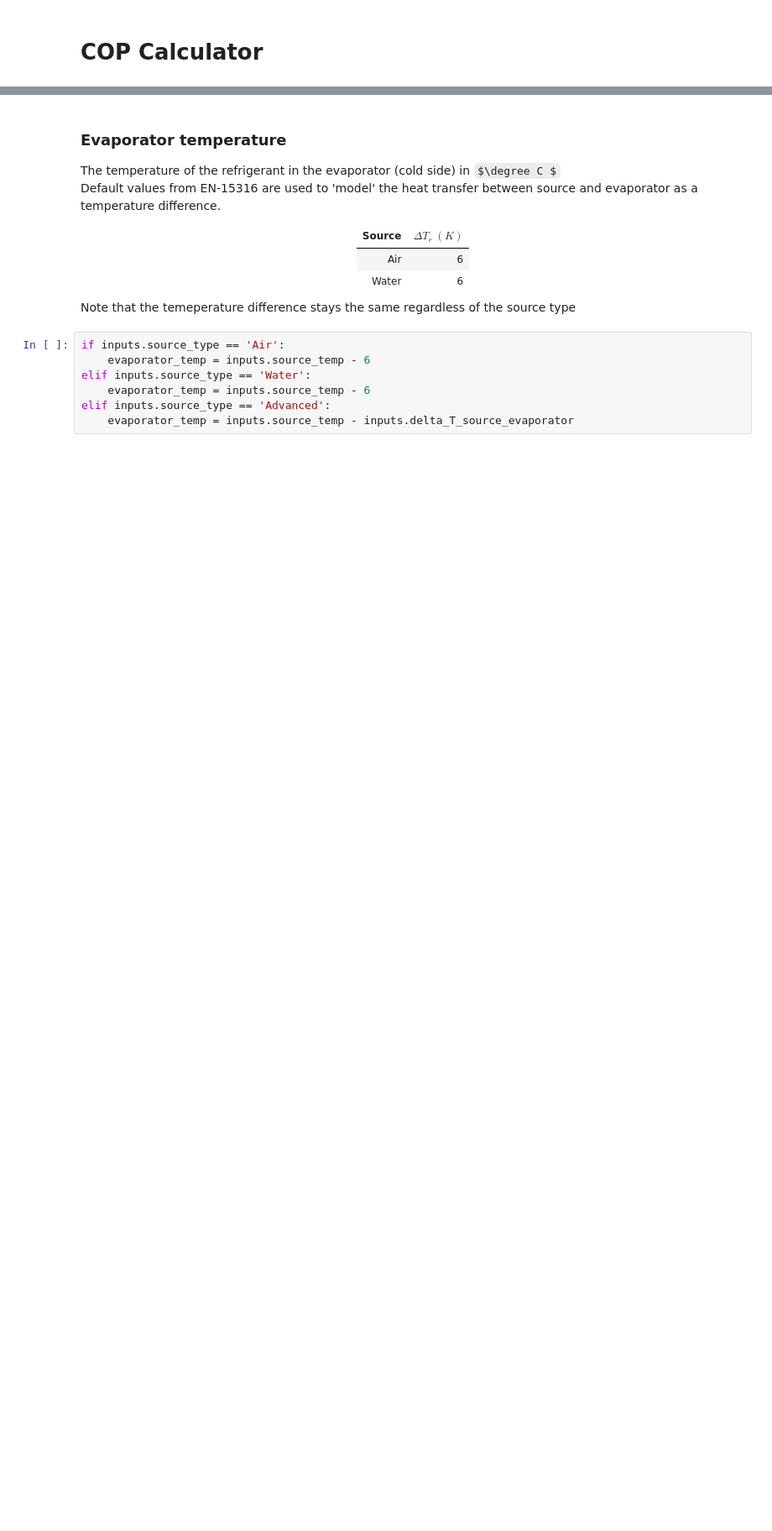
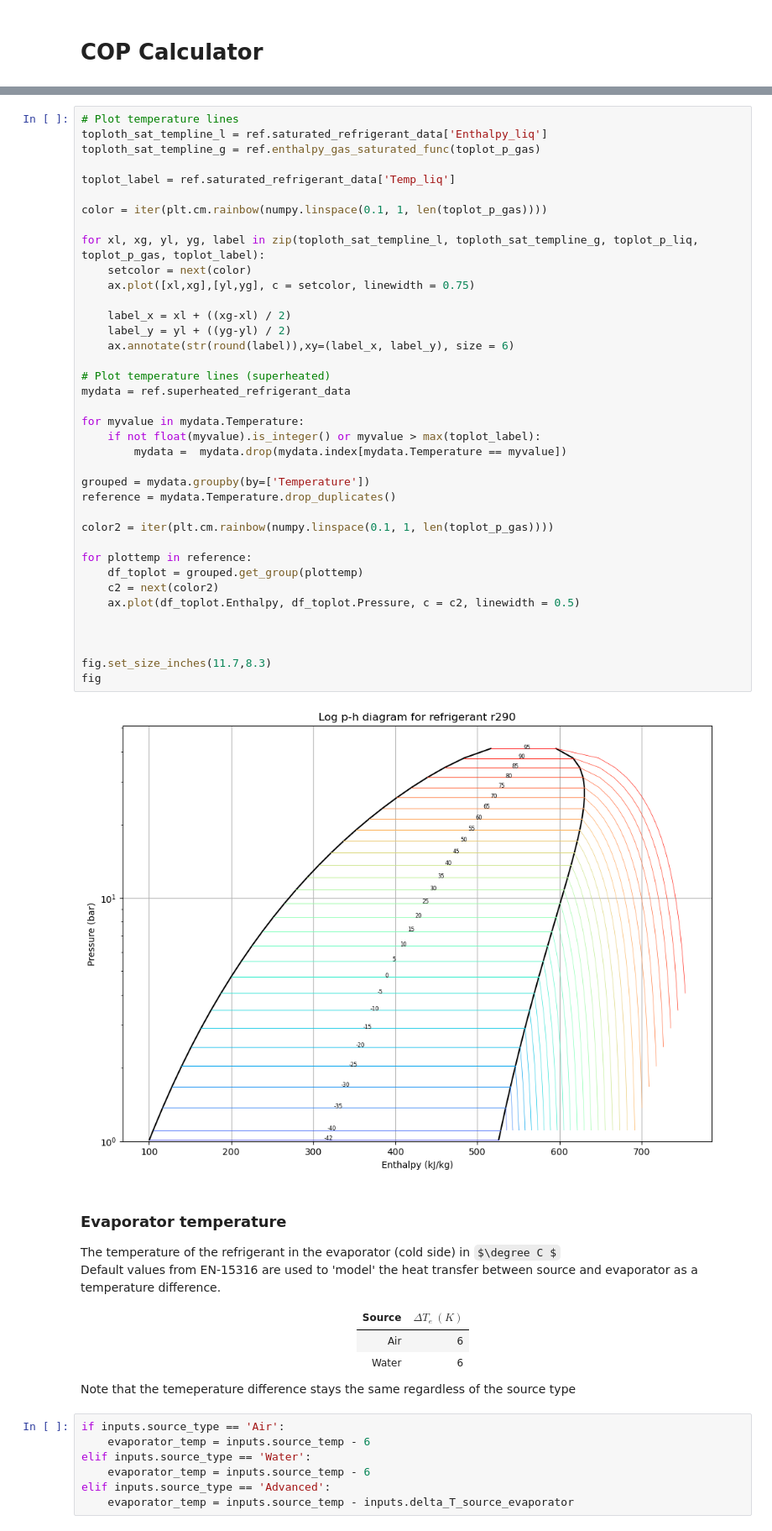
Before and after one commit to davidSmeets/OriginalHeatPump, a Jupyter notebook: main.ipynb, the cells around one changed output, grey strips where cells are left out. Shown: that part at 84% size. Saved outputs shown, nothing was run; the diff lists cells and outputs as text; some formulas as TeX source; blank space fills up the shorter version.

```diff
--- a/main.ipynb
+++ b/main.ipynb
@@ -33,3 +38,43 @@ Name: Pressure, dtype: float64
+# %%
+# Plot temperature lines
+toploth_sat_templine_l = ref.saturated_refrigerant_data['Enthalpy_liq']
+toploth_sat_templine_g = ref.enthalpy_gas_saturated_func(toplot_p_gas)
+
+toplot_label = ref.saturated_refrigerant_data['Temp_liq']
+
+color = iter(plt.cm.rainbow(numpy.linspace(0.1, 1, len(toplot_p_gas))))
+
+for xl, xg, yl, yg, label in zip(toploth_sat_templine_l, toploth_sat_templine_g, toplot_p_liq, toplot_p_gas, toplot_label):
+    setcolor = next(color)
+    ax.plot([xl,xg],[yl,yg], c = setcolor, linewidth = 0.75)
+
+    label_x = xl + ((xg-xl) / 2)
+    label_y = yl + ((yg-yl) / 2)
+    ax.annotate(str(round(label)),xy=(label_x, label_y), size = 6)
+
+# Plot temperature lines (superheated)
+mydata = ref.superheated_refrigerant_data
+
+for myvalue in mydata.Temperature:
+    if not float(myvalue).is_integer() or myvalue > max(toplot_label):
+        mydata =  mydata.drop(mydata.index[mydata.Temperature == myvalue])
+
+grouped = mydata.groupby(by=['Temperature'])
+reference = mydata.Temperature.drop_duplicates()
+
+color2 = iter(plt.cm.rainbow(numpy.linspace(0.1, 1, len(toplot_p_gas))))
+
+for plottemp in reference:
+    df_toplot = grouped.get_group(plottemp)
+    c2 = next(color2)
+    ax.plot(df_toplot.Enthalpy, df_toplot.Pressure, c = c2, linewidth = 0.5)
+
+
+
+fig.set_size_inches(11.7,8.3)
+fig
+# %% [output]
+[figure, added]
 # %% [markdown]
 ### Evaporator temperature
 The temperature of the refrigerant in the evaporator (cold side) in $\degree C $ \
```
Also changed, not shown: parts of 12 cells of this notebook, 29 other files.
